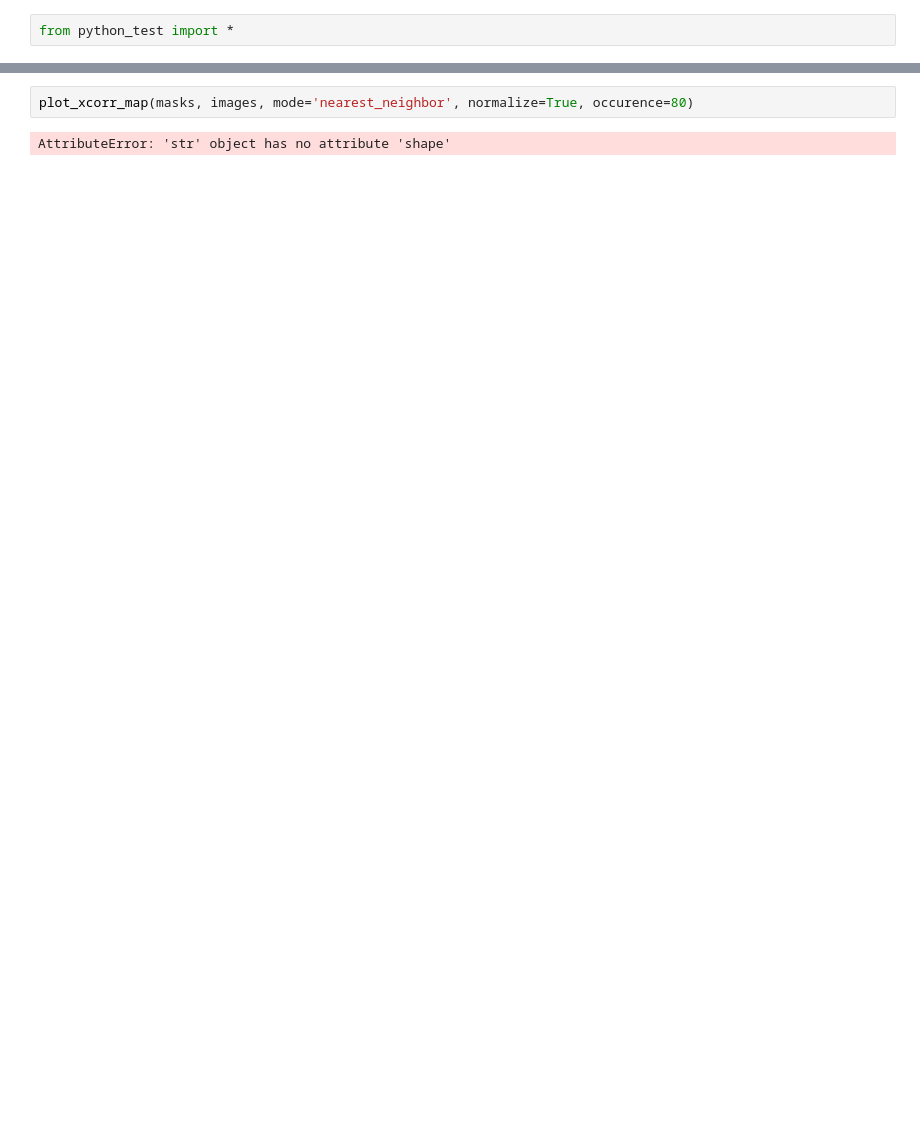
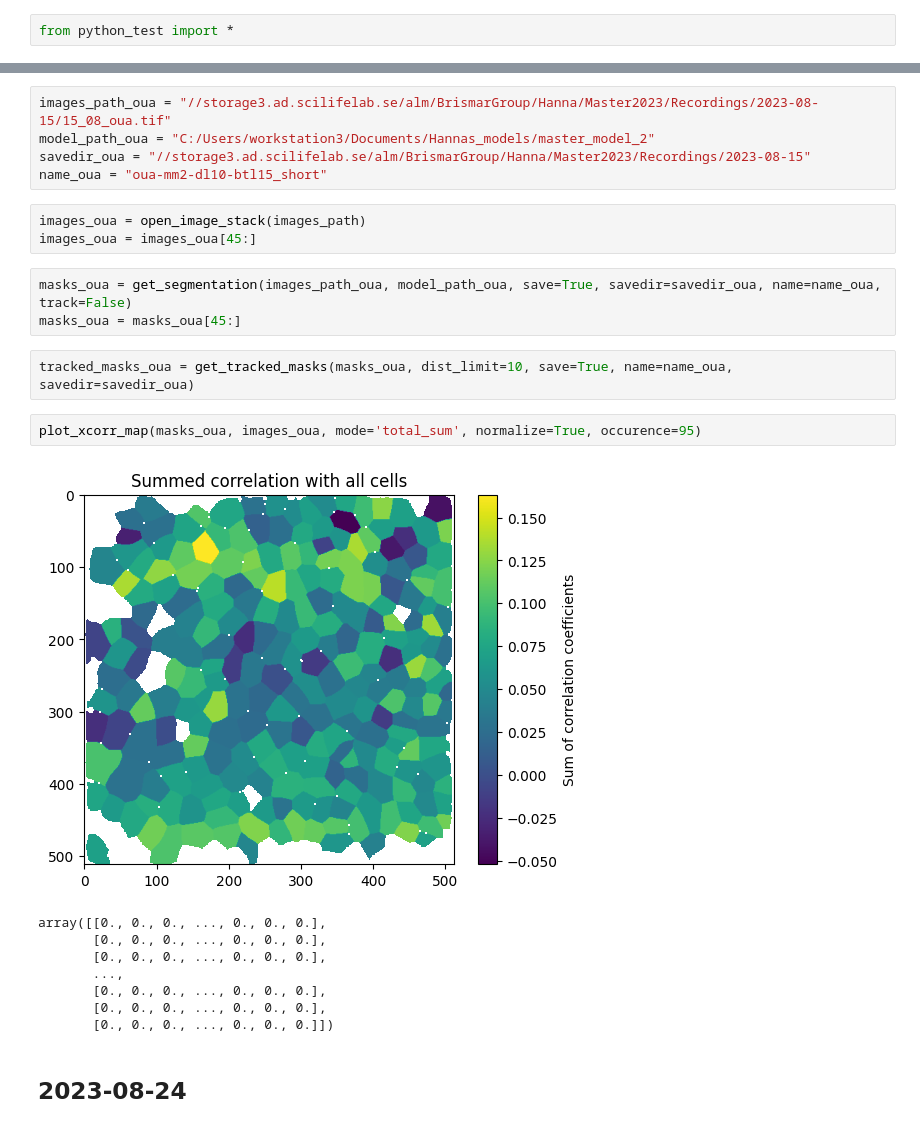
Before and after one commit to h-israelsson/Master2023, a Jupyter notebook: testing.ipynb, the cells around one changed output, grey strips where cells are left out. Saved outputs shown, nothing was run; the diff lists cells and outputs as text; blank space fills up the shorter version.

```diff
--- a/testing.ipynb
+++ b/testing.ipynb
@@ -25,4 +34,26 @@ plot_cell_intensities(common_cells, masks, images, normalize=True)
+# %%
+images_path_oua = "//storage3.ad.scilifelab.se/alm/BrismarGroup/Hanna/Master2023/Recordings/2023-08-15/15_08_oua.tif"
+model_path_oua = "C:/Users/workstation3/Documents/Hannas_models/master_model_2"
+savedir_oua = "//storage3.ad.scilifelab.se/alm/BrismarGroup/Hanna/Master2023/Recordings/2023-08-15"
+name_oua = "oua-mm2-dl10-btl15_short"
+# %%
+images_oua = open_image_stack(images_path)
+images_oua = images_oua[45:]
+# %%
+masks_oua = get_segmentation(images_path_oua, model_path_oua, save=True, savedir=savedir_oua, name=name_oua, track=False)
+masks_oua = masks_oua[45:]
+# %%
+tracked_masks_oua = get_tracked_masks(masks_oua, dist_limit=10, save=True, name=name_oua, savedir=savedir_oua)
 # %%
-plot_xcorr_map(masks, images, mode='nearest_neighbor', normalize=True, occurence=80)
+plot_xcorr_map(masks_oua, images_oua, mode='total_sum', normalize=True, occurence=95)
 # %% [output]
+[figure, added]
-AttributeError: 'str' object has no attribute 'shape'
+array([[0., 0., 0., ..., 0., 0., 0.],
+       [0., 0., 0., ..., 0., 0., 0.],
+       [0., 0., 0., ..., 0., 0., 0.],
+       ...,
+       [0., 0., 0., ..., 0., 0., 0.],
+       [0., 0., 0., ..., 0., 0., 0.],
+       [0., 0., 0., ..., 0., 0., 0.]])
+# %% [markdown]
+## 2023-08-24
```
Also changed, not shown: parts of 12 cells of this notebook.
